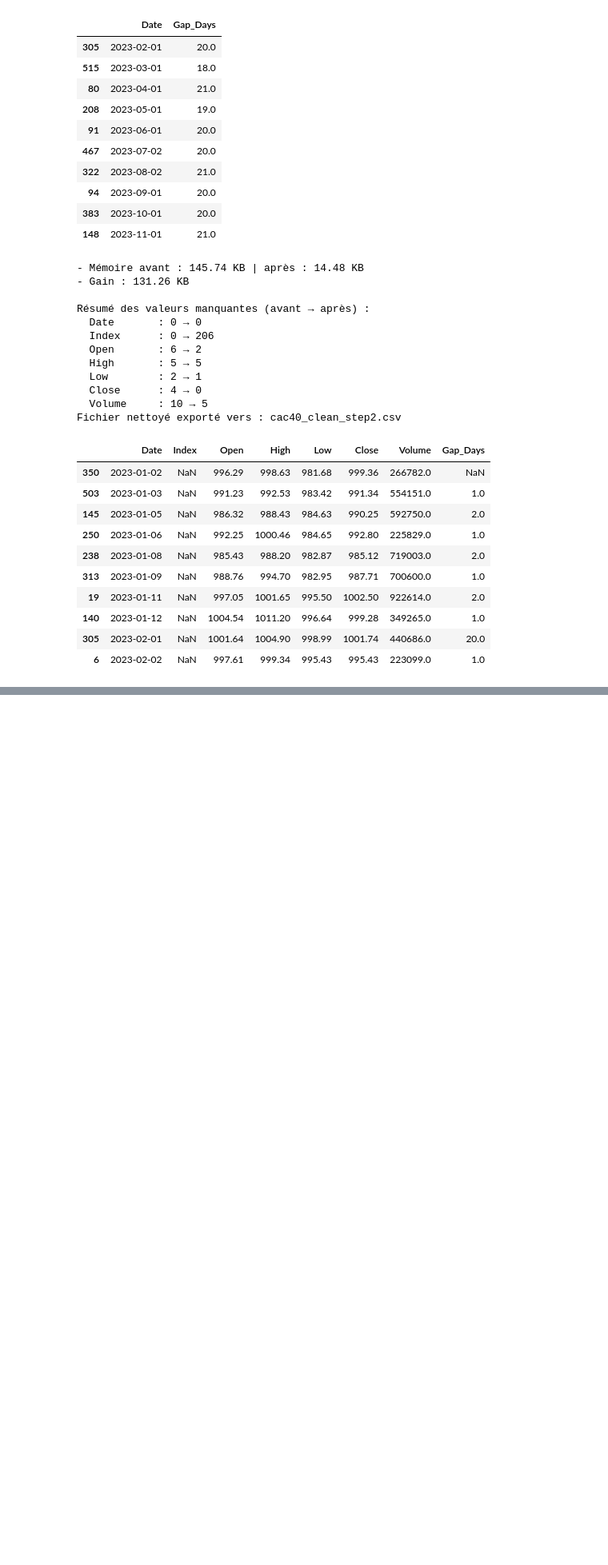
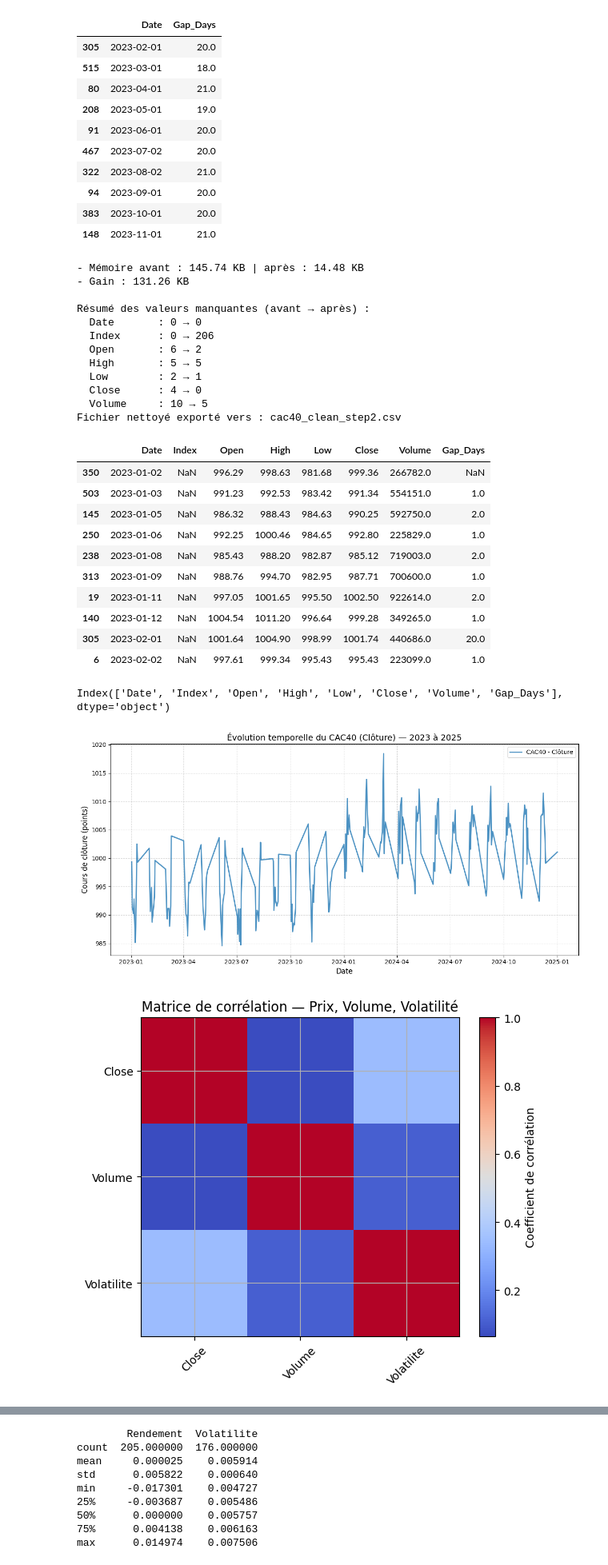
Before and after one commit to romain-sadar/tp-data, a Jupyter notebook: notebook.ipynb, the cells around one changed output, grey strips where cells are left out. Shown at 80% size. Cells and saved outputs as stored; diff of their text form; code cells hidden in the pictures; blank space fills up the shorter version.

Commit message:
Add visuals with matplotlib

```diff
--- a/notebook.ipynb
+++ b/notebook.ipynb
@@ -198,3 +177,51 @@ Fichier nettoyé exporté vers : cac40_clean_step2.csv
 | 140 | 2023-01-12 | NaN | 1004.54 | 1011.20 | 996.64 | 999.28 | 349265.0 | 1.0 |
 | 305 | 2023-02-01 | NaN | 1001.64 | 1004.90 | 998.99 | 1001.74 | 440686.0 | 20.0 |
 | 6 | 2023-02-02 | NaN | 997.61 | 999.34 | 995.43 | 995.43 | 223099.0 | 1.0 |
+# %%
+# Partie 1.3 - Analyse de base
+
+df = pd.read_csv("cac40_clean_step2.csv")
+print(df.columns)
+df['Date'] = pd.to_datetime(df['Date'])
+df = df.sort_values('Date')
+
+plt.figure(figsize=(12,6))
+plt.plot(df['Date'], df['Close'], label='CAC40 - Clôture', linewidth=2, color='tab:blue', alpha=0.8)
+plt.title("Évolution temporelle du CAC40 (Clôture) — 2023 à 2025", fontsize=14)
+plt.xlabel("Date", fontsize=12)
+plt.ylabel("Cours de clôture (points)", fontsize=12)
+plt.grid(True, linestyle='--', alpha=0.5)
+plt.legend()
+plt.tight_layout()
+plt.show()
+
+df['Rendement'] = df['Close'].pct_change()
+
+df['Volatilite'] = df['Rendement'].rolling(window=30).std()
+
+cols_to_corr = ['Close', 'Volume', 'Volatilite']
+corr_matrix = df[cols_to_corr].corr()
+
+plt.figure(figsize=(6,5))
+plt.imshow(corr_matrix, cmap='coolwarm', interpolation='none')
+plt.colorbar(label="Coefficient de corrélation")
+plt.xticks(range(len(cols_to_corr)), cols_to_corr, rotation=45)
+plt.yticks(range(len(cols_to_corr)), cols_to_corr)
+plt.title("Matrice de corrélation — Prix, Volume, Volatilité")
+plt.tight_layout()
+plt.show()
+
+plt.figure(figsize=(8,5))
+plt.hist(df['Rendement'].dropna(), bins=50, color='skyblue', edgecolor='black')
+plt.title("Distribution des rendements du CAC40")
+plt.xlabel("Rendement journalier")
+plt.ylabel("Fréquence")
+plt.grid(True, linestyle='--', alpha=0.5)
+plt.tight_layout()
+plt.show()
+
+print(df[['Rendement', 'Volatilite']].describe())
+# %% [output]
+Index(['Date', 'Index', 'Open', 'High', 'Low', 'Close', 'Volume', 'Gap_Days'], dtype='object')
+[figure, added]
+[figure, added]
@@ -200,0 +229,9 @@ Fichier nettoyé exporté vers : cac40_clean_step2.csv
+        Rendement  Volatilite
+count  205.000000  176.000000
+mean     0.000025    0.005914
+std      0.005822    0.000640
+min     -0.017301    0.004727
+25%     -0.003687    0.005486
+50%      0.000000    0.005757
+75%      0.004138    0.006163
+max      0.014974    0.007506
```
Also changed, not shown: parts of 3 cells of this notebook.
